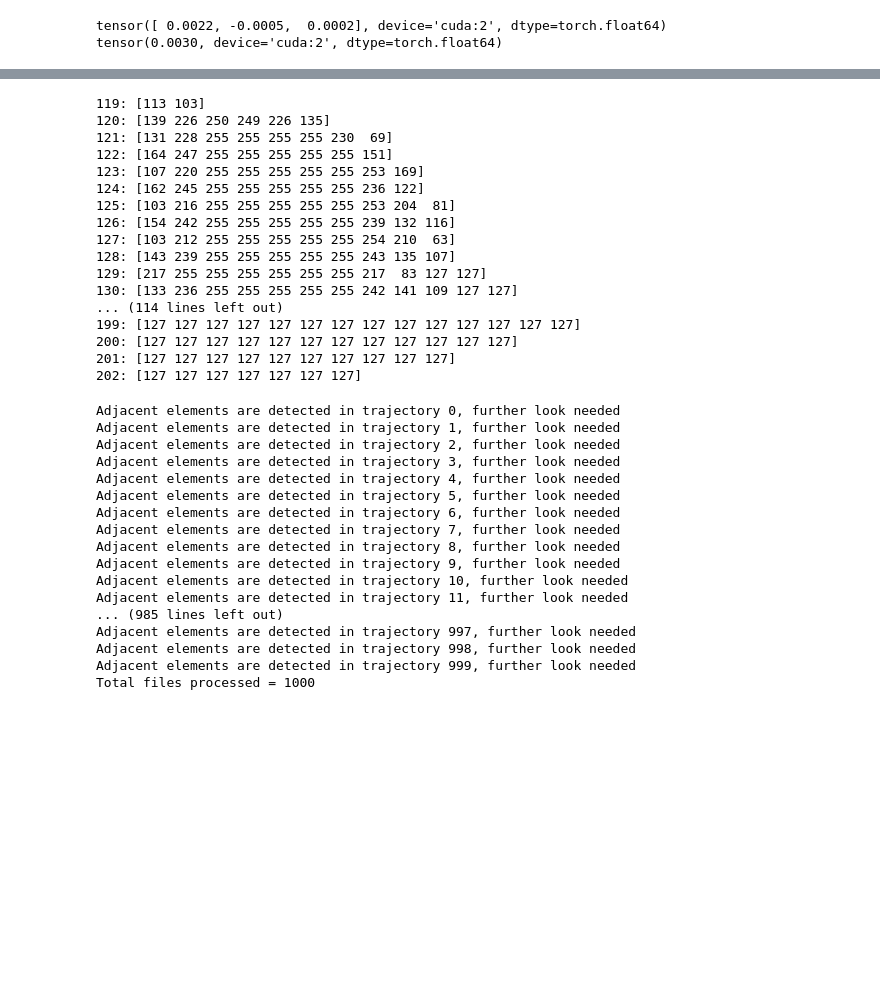
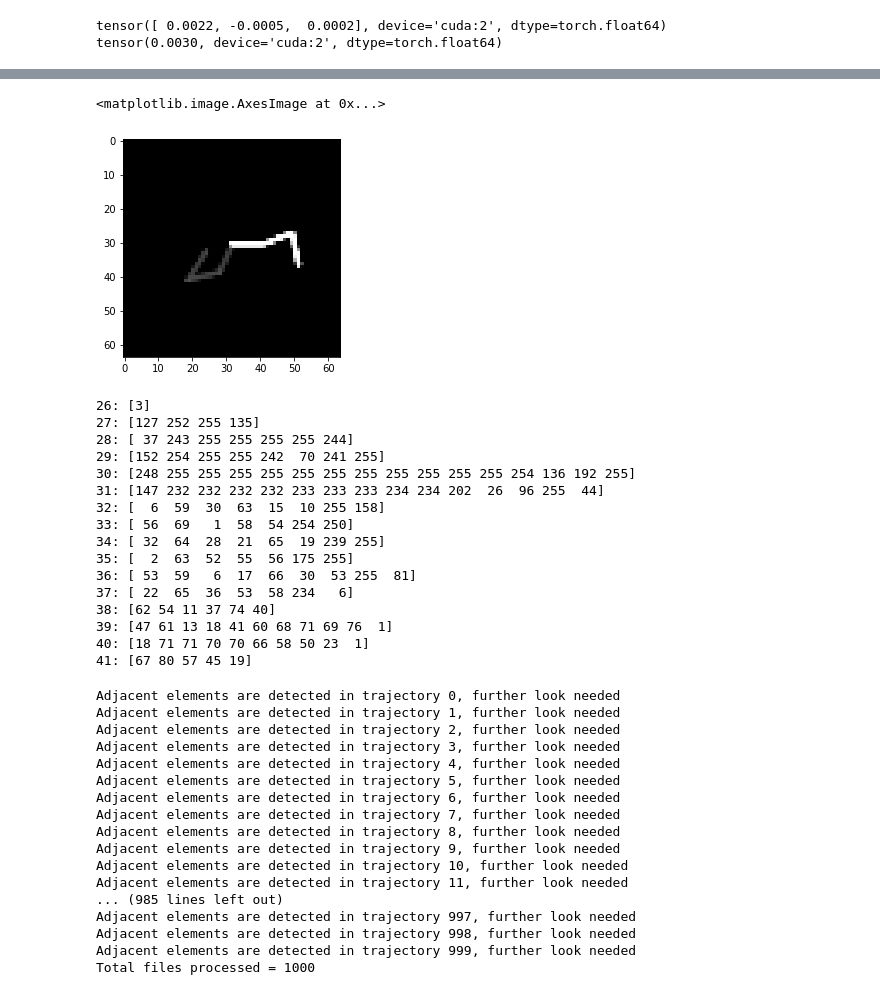
Before and after one commit to PradeepKadubandi/DemoPlanner, a Jupyter notebook: playground.ipynb, the cells around one changed output, grey strips where cells are left out. Drawn from its saved outputs; the diff is of its cells as text; code cells hidden in the pictures; blank space fills up the shorter version.

```diff
--- a/playground.ipynb
+++ b/playground.ipynb
@@ -372,23 +348,27 @@ print_non_zero(t7_last_filtered)
+# %%
+plt.imshow(t0_i1.cpu().numpy(), cmap='gray')
+# %% [output]
+<matplotlib.image.AxesImage at 0x...>
+[figure, added]
 # %%
-print_non_zero(new_t4_last_filtered)
+print_non_zero(t0_i1)
 # %% [output]
-119: [113 103]
-120: [139 226 250 249 226 135]
-121: [131 228 255 255 255 255 230  69]
-122: [164 247 255 255 255 255 255 151]
-123: [107 220 255 255 255 255 255 253 169]
-124: [162 245 255 255 255 255 255 236 122]
-125: [103 216 255 255 255 255 255 253 204  81]
-126: [154 242 255 255 255 255 255 239 132 116]
-127: [103 212 255 255 255 255 255 254 210  63]
-128: [143 239 255 255 255 255 255 243 135 107]
-129: [217 255 255 255 255 255 255 217  83 127 127]
-130: [133 236 255 255 255 255 255 242 141 109 127 127]
-... (114 lines left out)
-199: [127 127 127 127 127 127 127 127 127 127 127 127 127 127]
-200: [127 127 127 127 127 127 127 127 127 127 127 127]
-201: [127 127 127 127 127 127 127 127 127 127]
-202: [127 127 127 127 127 127 127]
+26: [3]
+27: [127 252 255 135]
+28: [ 37 243 255 255 255 255 244]
+29: [152 254 255 255 242  70 241 255]
+30: [248 255 255 255 255 255 255 255 255 255 255 255 254 136 192 255]
+31: [147 232 232 232 232 233 233 233 234 234 202  26  96 255  44]
+32: [  6  59  30  63  15  10 255 158]
+33: [ 56  69   1  58  54 254 250]
+34: [ 32  64  28  21  65  19 239 255]
+35: [  2  63  52  55  56 175 255]
+36: [ 53  59   6  17  66  30  53 255  81]
+37: [ 22  65  36  53  58 234   6]
+38: [62 54 11 37 74 40]
+39: [47 61 13 18 41 60 68 71 69 76  1]
+40: [18 71 71 70 70 66 58 50 23  1]
+41: [67 80 57 45 19]
 # %%
 root = 'data/simple_reacher/ImageSize64_ClearBG'
 count = 0
```
Also changed, not shown: parts of 18 cells of this notebook, 1 other file.
